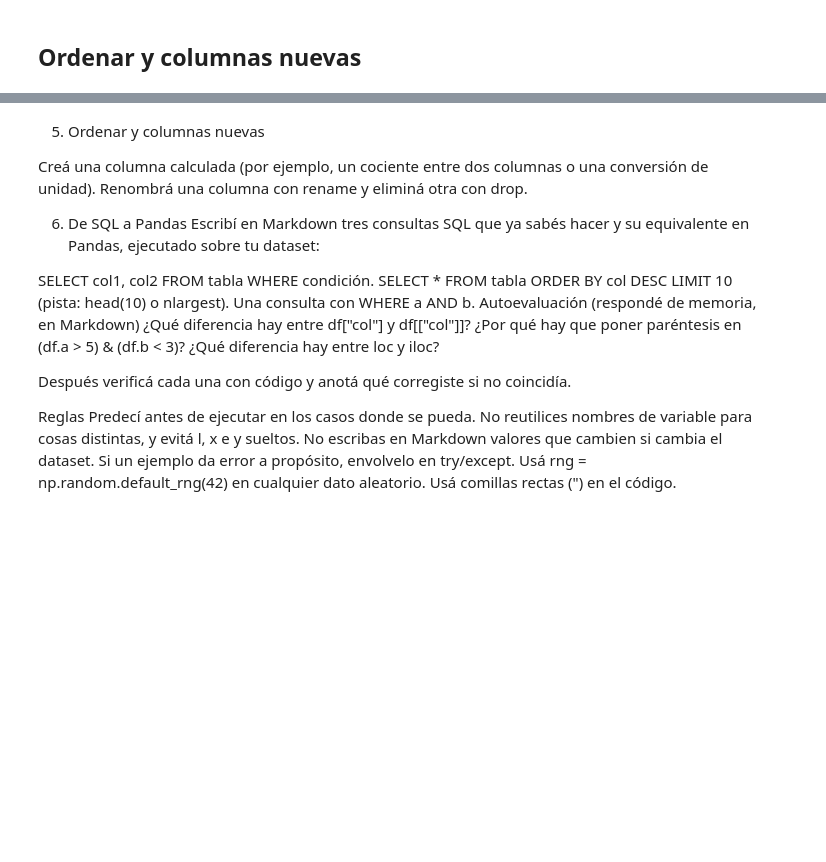
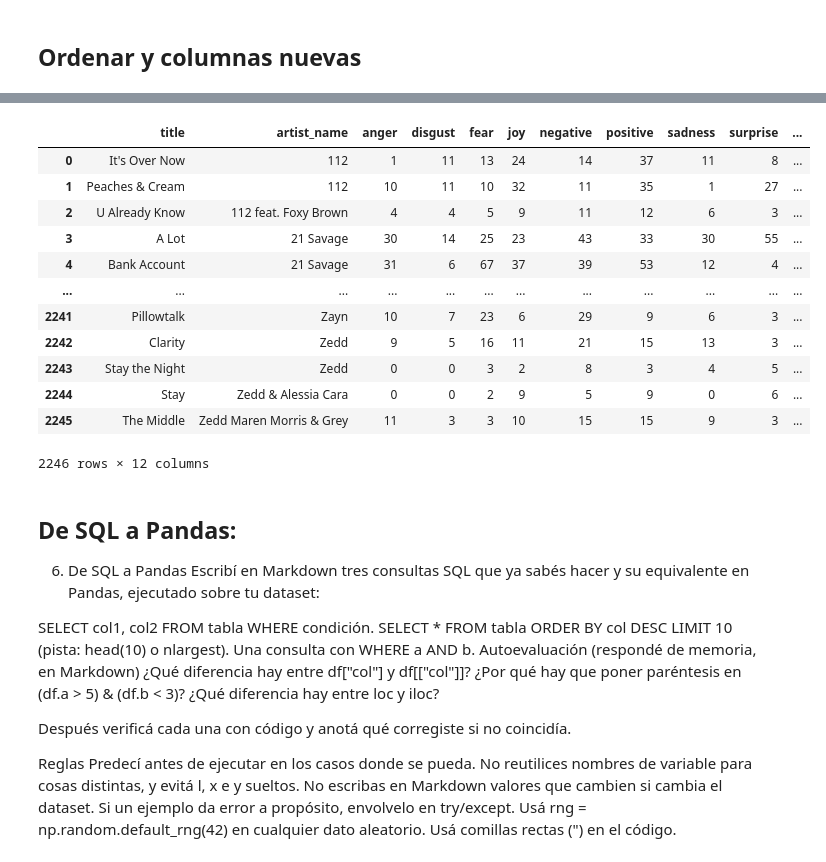
Before and after one commit to gastonruston/Portfolio, a Jupyter notebook: 01-fundamentos/04_pandas_basico.ipynb, the cells around one changed output, grey strips where cells are left out. Drawn from its saved outputs; the diff is of its cells as text; code cells hidden in the pictures; blank space fills up the shorter version.

Commit message:
Pandas

```diff
--- a/01-fundamentos/04_pandas_basico.ipynb
+++ b/01-fundamentos/04_pandas_basico.ipynb
@@ -541,9 +637,24 @@ Cantidad de defunciones entre marzo y septiembre de 2015: 1349
+# %%
+#Eliminar la columna "anticipation"
+emociones.drop(columns=["anticipation"])
+# %% [output]
+|  | title | artist_name | anger | disgust | fear | joy | negative | positive | sadness | surprise | ... |
+| 0 | It's Over Now | 112 | 1 | 11 | 13 | 24 | 14 | 37 | 11 | 8 | ... |
+| 1 | Peaches & Cream | 112 | 10 | 11 | 10 | 32 | 11 | 35 | 1 | 27 | ... |
+| 2 | U Already Know | 112 feat. Foxy Brown | 4 | 4 | 5 | 9 | 11 | 12 | 6 | 3 | ... |
+| 3 | A Lot | 21 Savage | 30 | 14 | 25 | 23 | 43 | 33 | 30 | 55 | ... |
+| 4 | Bank Account | 21 Savage | 31 | 6 | 67 | 37 | 39 | 53 | 12 | 4 | ... |
+| ... | ... | ... | ... | ... | ... | ... | ... | ... | ... | ... | ... |
+| 2241 | Pillowtalk | Zayn | 10 | 7 | 23 | 6 | 29 | 9 | 6 | 3 | ... |
+| 2242 | Clarity | Zedd | 9 | 5 | 16 | 11 | 21 | 15 | 13 | 3 | ... |
+| 2243 | Stay the Night | Zedd | 0 | 0 | 3 | 2 | 8 | 3 | 4 | 5 | ... |
+| 2244 | Stay | Zedd & Alessia Cara | 0 | 0 | 2 | 9 | 5 | 9 | 0 | 6 | ... |
+| 2245 | The Middle | Zedd Maren Morris & Grey | 11 | 3 | 3 | 10 | 15 | 15 | 9 | 3 | ... |
+2246 rows × 12 columns
 # %% [markdown]
-5. Ordenar y columnas nuevas
 
+## De SQL a Pandas:
 
-Creá una columna calculada (por ejemplo, un cociente entre dos columnas o una conversión de unidad).
-Renombrá una columna con rename y eliminá otra con drop.
 
 6. De SQL a Pandas
 Escribí en Markdown tres consultas SQL que ya sabés hacer y su equivalente en Pandas, ejecutado sobre tu dataset:
```
Also changed, not shown: parts of 6 cells of this notebook, 1 other file.
